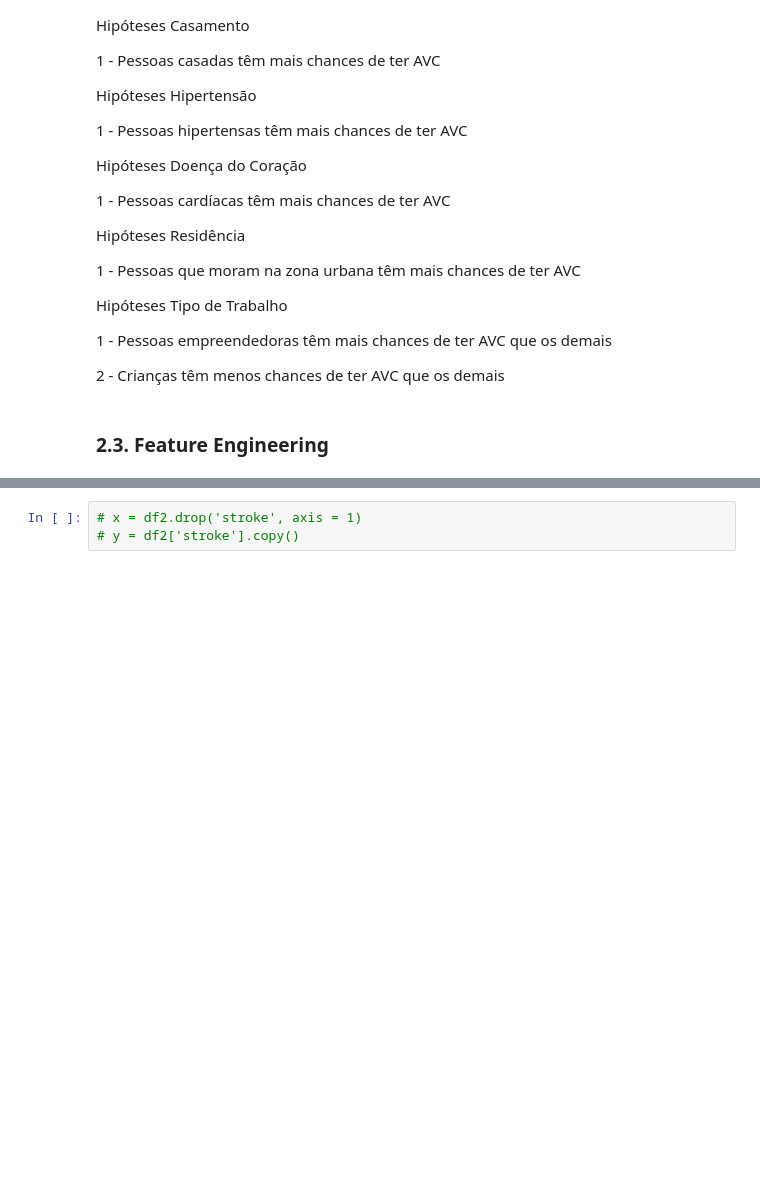
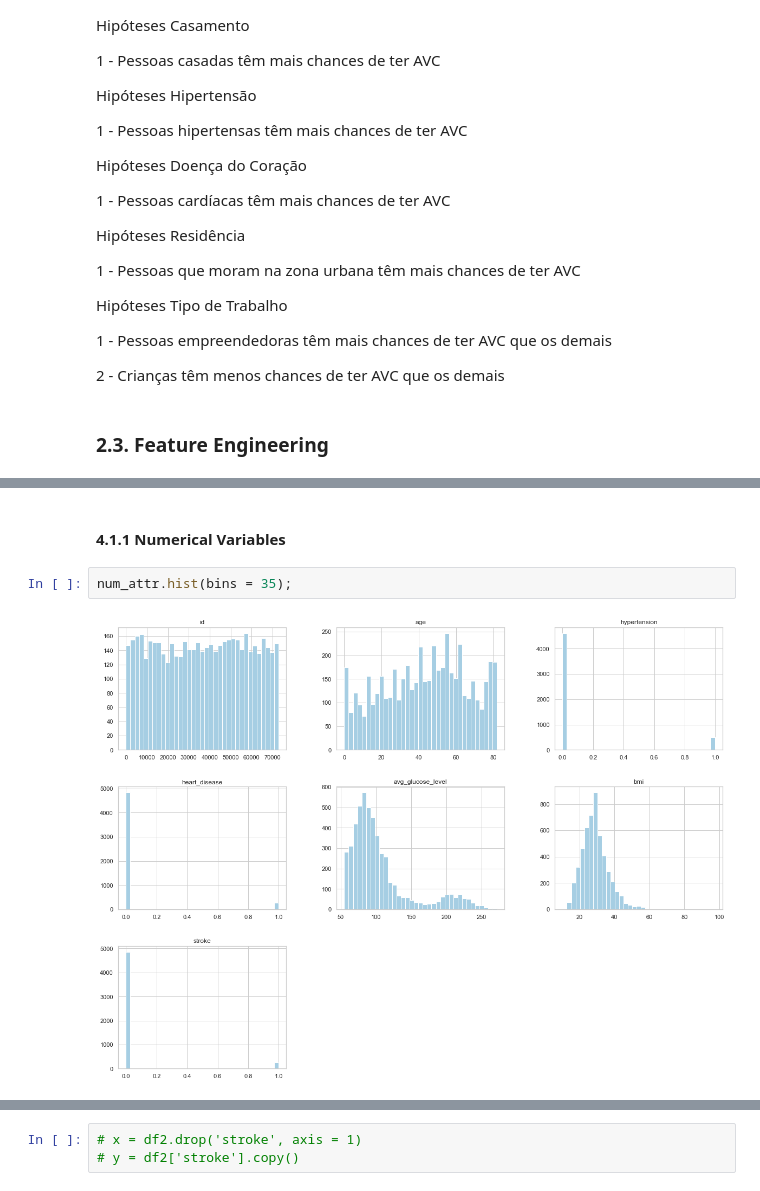
Before and after one commit to lucasanhenrique/stroke_prediction, a Jupyter notebook: notebook/stroke_prediction.ipynb, the cells around one changed output, grey strips where cells are left out. Saved outputs shown, nothing was run; the diff lists cells and outputs as text; blank space fills up the shorter version.

```diff
--- a/notebook/stroke_prediction.ipynb
+++ b/notebook/stroke_prediction.ipynb
@@ -365,0 +400,6 @@ df2['age_group'] = df2['age'].apply(lambda x:   'children'          if      x <=
+# %% [markdown]
+#### 4.1.1 Numerical Variables
+# %%
+num_attr.hist(bins = 35);
+# %% [output]
+[figure, added]
```
Also changed, not shown: parts of 55 cells of this notebook.
